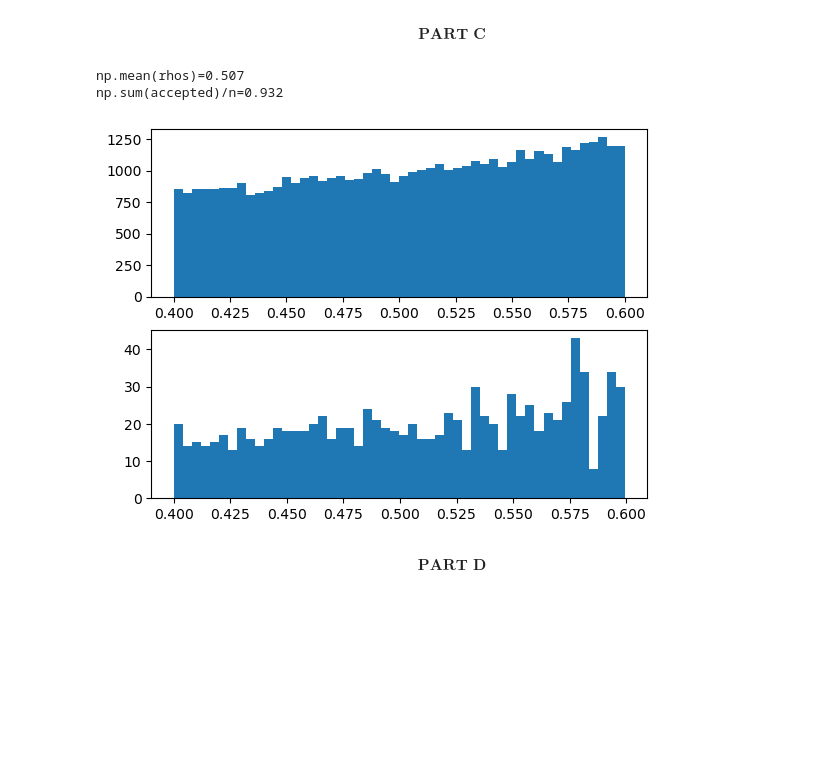
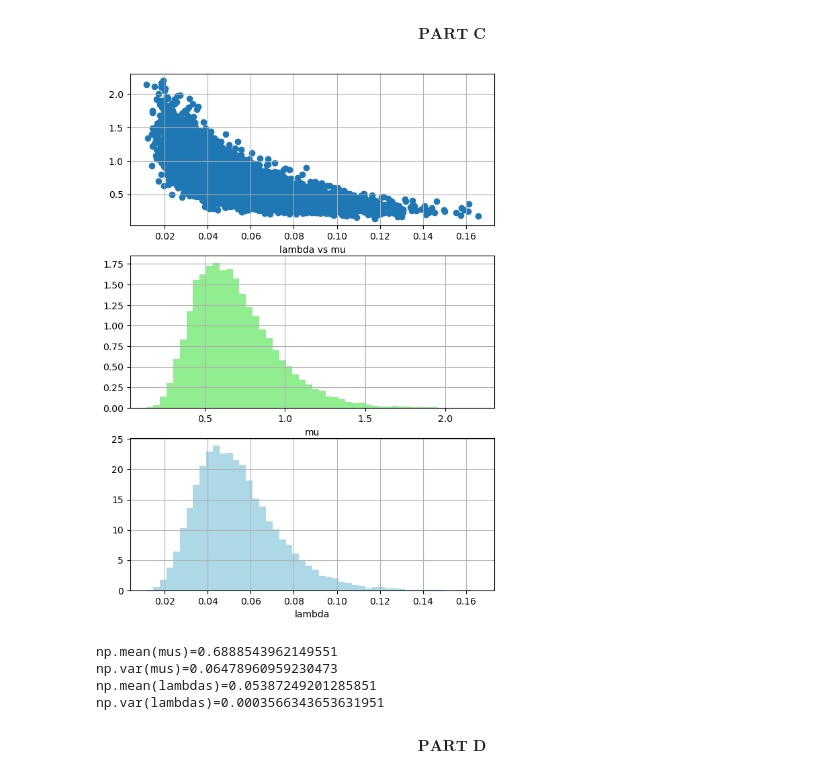
Before and after one commit to GATechMSCS/fall2023, a Jupyter notebook: bayesian_statistics/lectures/week7and8/unit5/homework/code/HW4_Code_ScottSchmidl.ipynb, the cells around one changed output. Cells and saved outputs as stored; diff of their text form; code cells hidden in the pictures; blank space fills up the shorter version.

```diff
--- a/bayesian_statistics/lectures/week7and8/unit5/homework/code/HW4_Code_ScottSchmidl.ipynb
+++ b/bayesian_statistics/lectures/week7and8/unit5/homework/code/HW4_Code_ScottSchmidl.ipynb
@@ -32,32 +172,37 @@ $$\textbf{PART C}$$
-# %%
-rng = np.random.default_rng(1)
-
-n = 51000
-burn = 1000
-rho = 0.5
-rhos = np.zeros(n)
-accepted = np.zeros(n)
-rho_prop = rng.uniform(rho - 0.1, rho + 0.1, n)
-unif_dist = rng.uniform(0, 1, size=n)
-
-for i in tqdm(range(n)):
-    acceptance_ratio = ((1 - (rho**2))**(3/2)) / ((1 - (rho_prop[i]**2))**(3/2))
-    decision = min(acceptance_ratio, 1)
-    if unif_dist[i] < decision:
-        rho = rho_prop[i]
-        accepted[i] = 1
-    rhos[i] = rho
-
-rhos = rhos[burn:]
-print(f"{np.mean(rhos)=:.3f}")
-print(f"{np.sum(accepted)/n=:.3f}")
-
-fig, ax = plt.subplots(2,1)
-ax[0].hist(rhos, bins=50)
-ax[1].hist(rhos[-1000:], bins=50)
-plt.show()
-# %% [output]
-np.mean(rhos)=0.507
-np.sum(accepted)/n=0.932
-[figure, removed]
+# %%
+# CODE IS BORROWED AND AMENDED FROM AARONS GITHUB
+fig, (ax1, ax2, ax3) = plt.subplots(3, 1, figsize=(7, 10))
+
+# Scatterplot
+ax1.grid(True)
+ax1.scatter(lambdas, mus)
+ax1.set_xlabel("lambda vs mu")
+
+# Histogram 1
+ax2.grid(True)
+ax2.hist(mus, color="lightgreen", density=True, bins=50)
+ax2.set_xlabel("mu")
+
+# Histogram 2
+ax3.grid(True)
+ax3.hist(lambdas, color="lightblue", density=True, bins=50)
+ax3.set_xlabel("lambda")
+
+plt.show()
+
+# Means and Variances
+print(f"{np.mean(mus)=}")
+print(f"{np.var(mus)=}")
+print(f"{np.mean(lambdas)=}")
+print(f"{np.var(lambdas)=}")
+
+# Equitailed Credible Sets
+# lower_eqt = gamma.ppf(0.025, a, scale=1/b)
+# upper_eqt = gamma.ppf(0.975, a, scale=1/b)
+# %% [output]
+[figure, added]
+np.mean(mus)=0.6888543962149551
+np.var(mus)=0.06478960959230473
+np.mean(lambdas)=0.05387249201285851
+np.var(lambdas)=0.0003566343653631951
 # %% [markdown]
```
Also changed, not shown: parts of 9 cells of this notebook, 2 other files.
